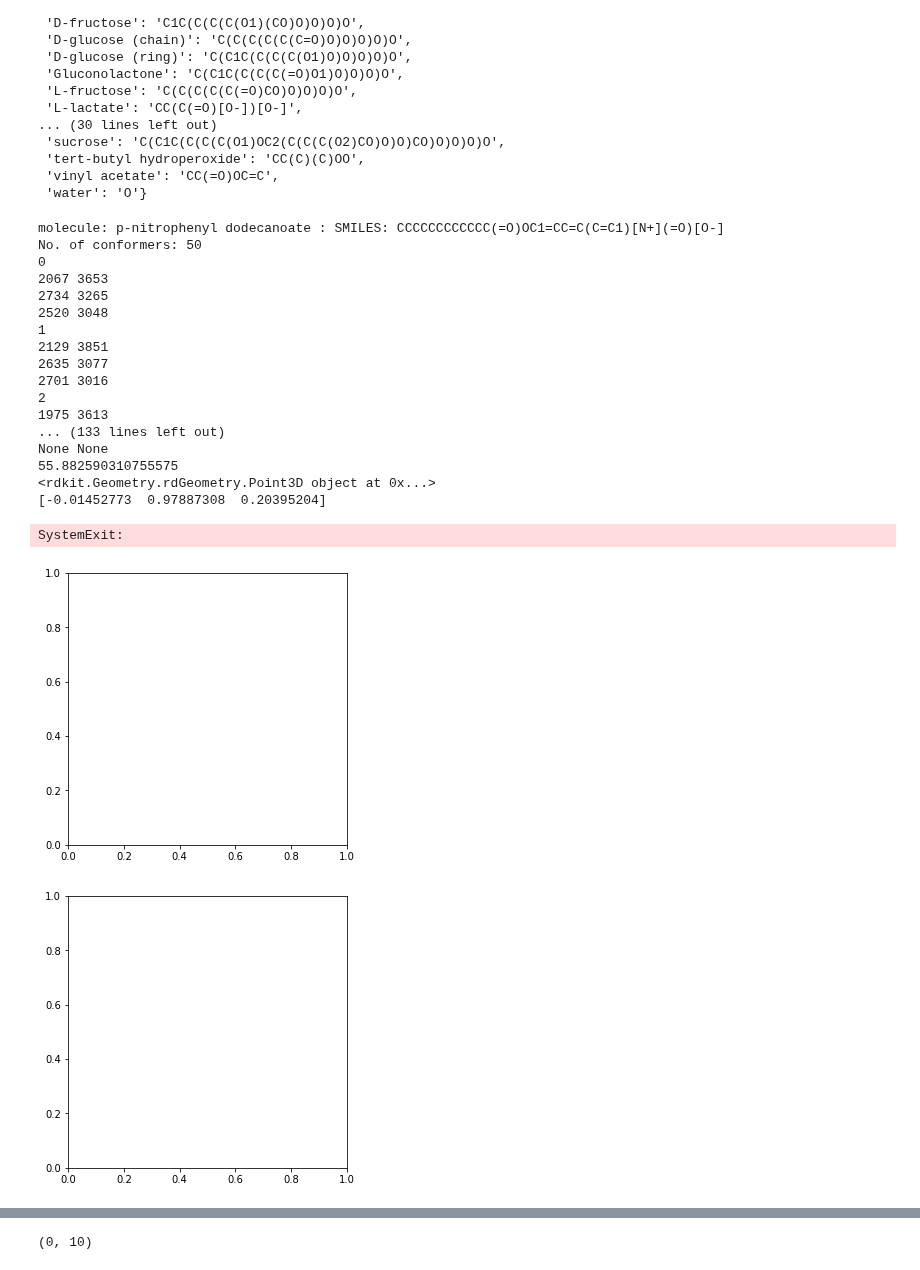
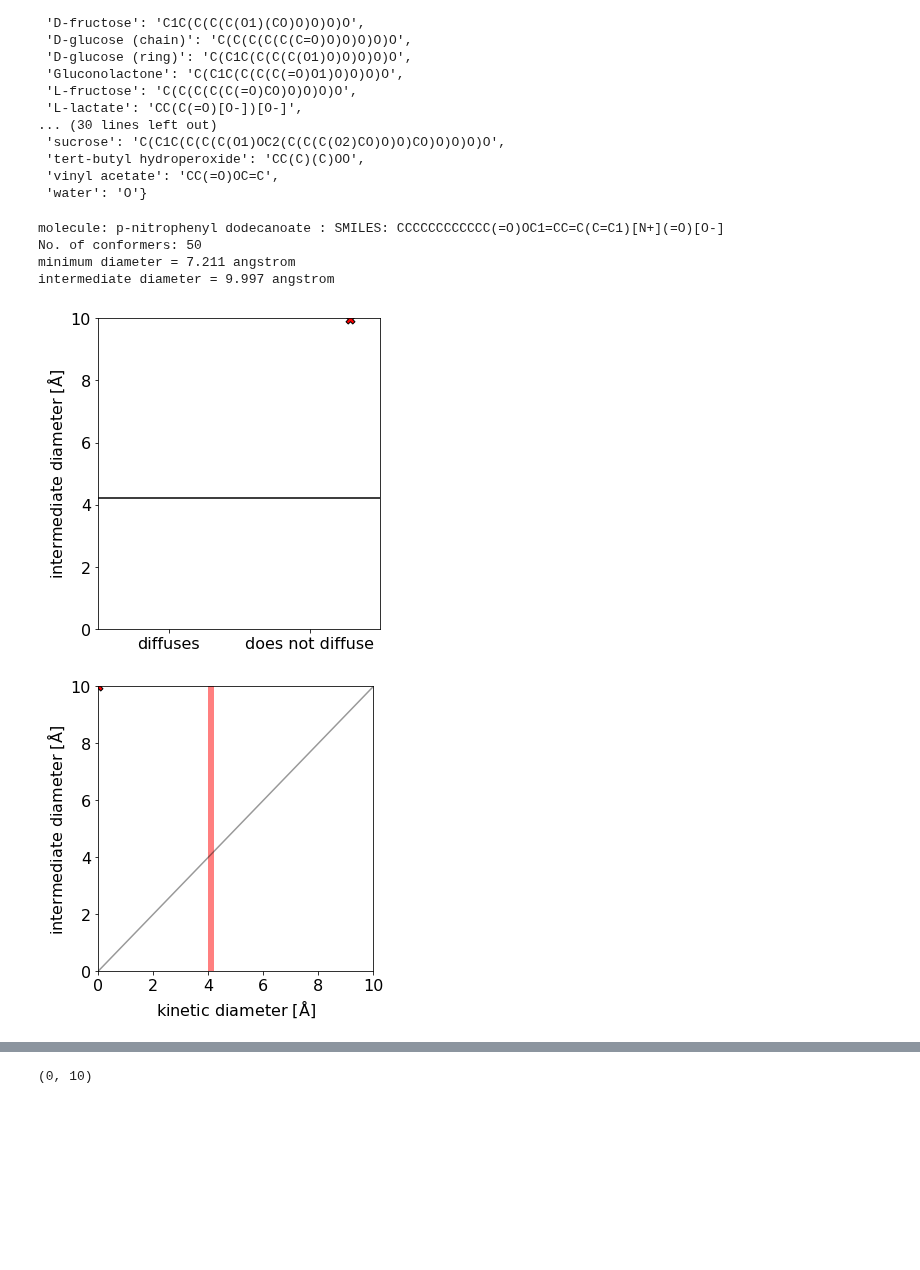
Before and after one commit to andrewtarzia/enzyme_screen, a Jupyter notebook: rdkit_biomin.ipynb, the cells around one changed output, grey strips where cells are left out. Drawn from its saved outputs; the diff is of its cells as text; code cells hidden in the pictures; blank space fills up the shorter version.

Commit message:
implemented ellipsoid method into a function for use on both biomin and test data sets.

```diff
--- a/rdkit_biomin.ipynb
+++ b/rdkit_biomin.ipynb
@@ -130,17 +130,15 @@ for T in np.arange(1):
         for cid in cids: Chem.UFFOptimizeMolecule(mol, confId=cid)
         # align all conformers
         # Chem.AlignMolConformers(mol, [0])
-        rdkit_functions.show_all_conformers(v, mol, cids)
+        # rdkit_functions.show_all_conformers(v, mol, cids)
         mol_coms = rdkit_functions.get_COMs(mol, cids)
         # get principal moments of intertia
         _, _, _, ratio_1_, ratio_2_ = rdkit_functions.get_inertial_prop(mol, cids)
         # print(np.average(ratio_1_), np.average(ratio_2_))
-        conf_diameters, conf_axes, conf_moments = rdkit_functions.get_vdw_diameters(mol, cids,
-                                                                    mol_coms,
+        conf_diameters, conf_axes, conf_moments = rdkit_functions.get_ellip_diameters(mol, cids,
                                                                     vdwScale=1.0,
                                                                     boxMargin=4.0,
-                                                                    spacing=0.2,
-                                                                    vec_spacing=0.01,
+                                                                    spacing=1.0,
                                                                     show=False,
                                                                     plot=False)
 
@@ -196,48 +194,34 @@ ax2.axvspan(4.0, 4.2, facecolor='r', alpha=0.5)  # plot the limit from the two S
 
 
 define_parity_plot_variables(ax2,
                              title='',
                              xtitle='kinetic diameter [$\mathrm{\AA}$]',
                              ytitle='intermediate diameter [$\mathrm{\AA}$]',
                              xlim=(0, 10),
                              ylim=(0, 10))
 
 fig2.tight_layout()
 fig2.savefig(output_dir+"parity.pdf", dpi=720,
             bbox_inches='tight')
 
 
 ax3.plot([0, 0.5, 1, 0], [1, 0.5, 1, 1], c='k', lw=2)
 ax3.text(0.75, 1.01, 'sphere', fontsize=20)
 ax3.text(0.4, 0.45, 'disk', fontsize=20)
 ax3.text(-0.05, 1.01, 'rod', fontsize=20)
 define_parity_plot_variables(ax3,
                              title='',
                              xtitle='$I_1$ / $I_3$',
                              ytitle='$I_2$ / $I_3$',
                              xlim=(-0.1, 1.1),
                              ylim=(0.4, 1.1))
 fig3.tight_layout()
 fig3.savefig(output_dir+"shape.pdf", dpi=720,
             bbox_inches='tight')
 # %% [output]
 molecule: p-nitrophenyl dodecanoate : SMILES: CCCCCCCCCCCC(=O)OC1=CC=C(C=C1)[N+](=O)[O-]
 No. of conformers: 50
-0
-2067 3653
-2734 3265
-2520 3048
-1
-2129 3851
-2635 3077
-2701 3016
-2
-1975 3613
-... (133 lines left out)
-None None
-55.882590310755575
-<rdkit.Geometry.rdGeometry.Point3D object at 0x...>
-[-0.01452773  0.97887308  0.20395204]
+minimum diameter = 7.211 angstrom
+intermediate diameter = 9.997 angstrom
-SystemExit:
-[figure, old version]
+[figure, new version]
-[figure, old version]
+[figure, new version]
```
Also changed, not shown: parts of 7 cells of this notebook, 2 other files.
